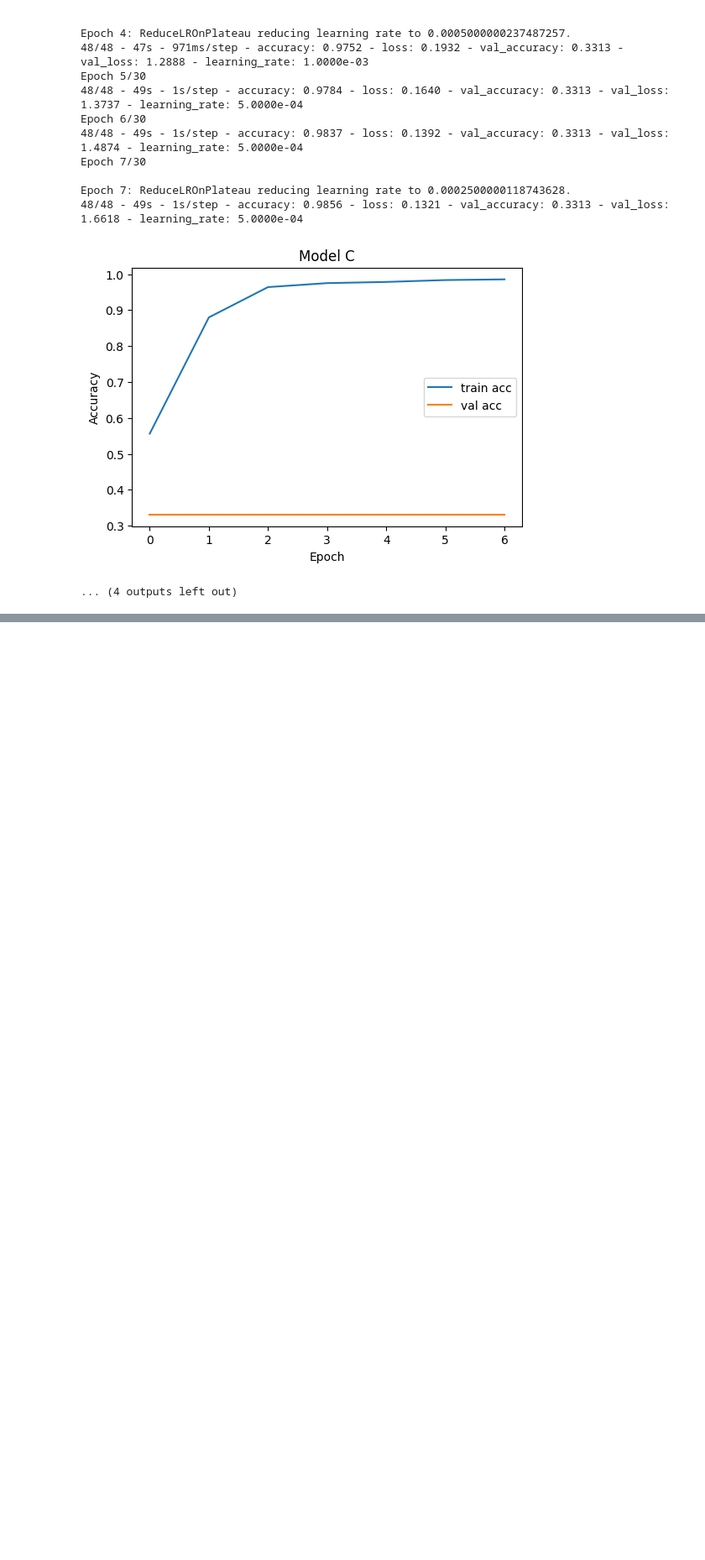
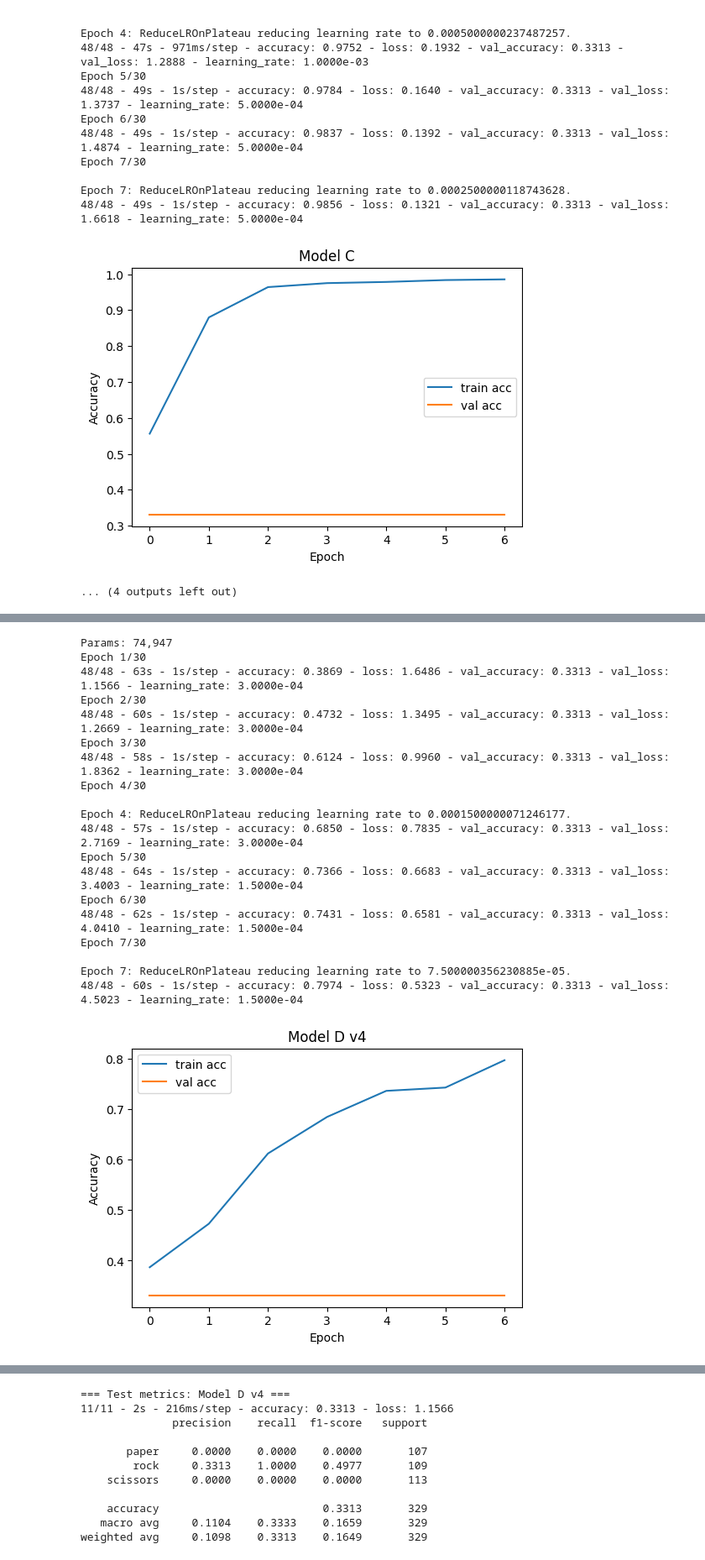
Before and after one commit to b8niiii/ml_project, a Jupyter notebook: 01_rps_cnn.ipynb, the cells around one changed output, grey strips where cells are left out. Shown at 84% size. Cells and saved outputs as stored; diff of their text form; code cells hidden in the pictures; blank space fills up the shorter version.

```diff
--- a/01_rps_cnn.ipynb
+++ b/01_rps_cnn.ipynb
@@ -601,0 +731,35 @@ Epoch 7: ReduceLROnPlateau reducing learning rate to 0.0002500000118743628.
+# %%
+model_d4 = build_model_d_v4(input_shape, num_classes)
+print(f"Params: {model_d4.count_params():,}")
+
+# slightly smaller LR helps avoid collapsing to a single class on val
+history_d4 = compile_and_train(
+    model_d4, train_ds, val_ds,
+    epochs=30, lr=3e-4, ckpt_path="checkpoints/model_D_v4.keras"
+)
+
+plot_history(history_d4, title="Model D v4")
+print("\n=== Test metrics: Model D v4 ===")
+model_d4.evaluate(test_ds, verbose=2)
+eval_on_test(model_d4, test_ds, class_names)
+# %% [output]
+Params: 74,947
+Epoch 1/30
+48/48 - 63s - 1s/step - accuracy: 0.3869 - loss: 1.6486 - val_accuracy: 0.3313 - val_loss: 1.1566 - learning_rate: 3.0000e-04
+Epoch 2/30
+48/48 - 60s - 1s/step - accuracy: 0.4732 - loss: 1.3495 - val_accuracy: 0.3313 - val_loss: 1.2669 - learning_rate: 3.0000e-04
+Epoch 3/30
+48/48 - 58s - 1s/step - accuracy: 0.6124 - loss: 0.9960 - val_accuracy: 0.3313 - val_loss: 1.8362 - learning_rate: 3.0000e-04
+Epoch 4/30
+
+Epoch 4: ReduceLROnPlateau reducing learning rate to 0.0001500000071246177.
+48/48 - 57s - 1s/step - accuracy: 0.6850 - loss: 0.7835 - val_accuracy: 0.3313 - val_loss: 2.7169 - learning_rate: 3.0000e-04
+Epoch 5/30
+48/48 - 64s - 1s/step - accuracy: 0.7366 - loss: 0.6683 - val_accuracy: 0.3313 - val_loss: 3.4003 - learning_rate: 1.5000e-04
+Epoch 6/30
+48/48 - 62s - 1s/step - accuracy: 0.7431 - loss: 0.6581 - val_accuracy: 0.3313 - val_loss: 4.0410 - learning_rate: 1.5000e-04
+Epoch 7/30
+
+Epoch 7: ReduceLROnPlateau reducing learning rate to 7.500000356230885e-05.
+48/48 - 60s - 1s/step - accuracy: 0.7974 - loss: 0.5323 - val_accuracy: 0.3313 - val_loss: 4.5023 - learning_rate: 1.5000e-04
+[figure, added]
@@ -601,0 +767,11 @@ Epoch 7: ReduceLROnPlateau reducing learning rate to 0.0002500000118743628.
+=== Test metrics: Model D v4 ===
+11/11 - 2s - 216ms/step - accuracy: 0.3313 - loss: 1.1566
+              precision    recall  f1-score   support
+
+       paper     0.0000    0.0000    0.0000       107
+        rock     0.3313    1.0000    0.4977       109
+    scissors     0.0000    0.0000    0.0000       113
+
+    accuracy                         0.3313       329
+   macro avg     0.1104    0.3333    0.1659       329
+weighted avg     0.1098    0.3313    0.1649       329
```
Also changed, not shown: parts of 10 cells of this notebook, 3 other files.
